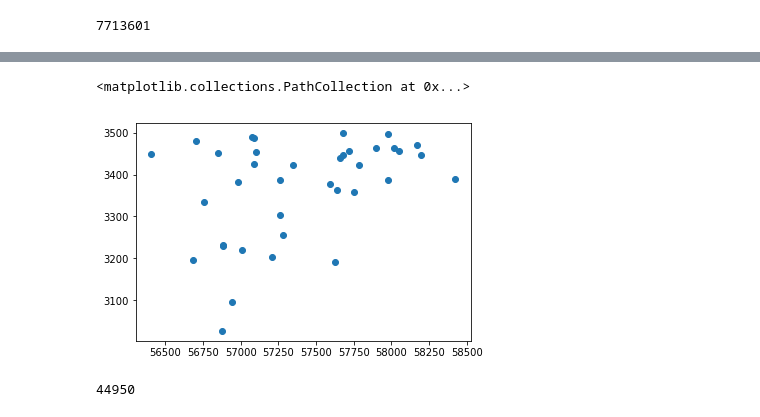
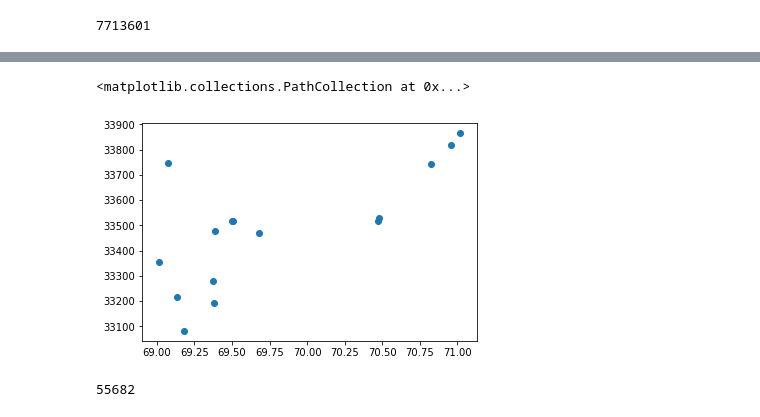
Before and after one commit to forero/IllustrisGroups, a Jupyter notebook: src/SimpleMock.ipynb, the cells around one changed output, grey strips where cells are left out. Cells and saved outputs as stored; diff of their text form; code cells hidden in the pictures.

Commit message:
latest mock cut

```diff
--- a/src/SimpleMock.ipynb
+++ b/src/SimpleMock.ipynb
@@ -23,7 +23,8 @@ print(n_halos)
 7713601
 # %%
 K_mags = subhalos['SubhaloStellarPhotometrics'][:,photo['K']]
-K_selection = K_mags<-15.0
+K_cut = -14.0
+K_selection = K_mags<K_cut
 K_star = -23.55
 print(np.count_nonzero(K_selection), K_mags.min())
 # %% [output]
@@ -180,10 +181,12 @@ plt.scatter(r/1000.0, rad_vel, s=0.1)
 # %%
-selected  = rad_vel < 3500.0
+selected  = (rad_vel < 3500.0)
 print(np.shape(mags_in))
 
 A = np.array([parent_in[selected], r[selected]/hubble,rad_vel[selected],ra[selected], dec[selected],
             mags_in[selected,photo['B']], mags_in[selected,photo['K']]])
-np.savetxt('/global/homes/f/forero/IllustrisGroups/data/simple_mock.dat', A.T,
+galfilename = '/global/homes/f/forero/IllustrisGroups/data/simple_mock{}.dat'.format(K_cut)
+print(galfilename)
+np.savetxt(galfilename, A.T,
            fmt="%d %f %f %f %f %f %f",
                header='group_id d_radial[kpc] v_radial[km/s] RA Dec MAG_B MAG_K')
 # %% [output]
@@ -249,10 +252,12 @@ data = np.loadtxt("/global/homes/f/forero/IllustrisGroups/data/simple_mock.dat")
+# %%
+data = np.loadtxt(galfilename)
 # %%
-group_id=30
-plt.scatter(data[(data[:,0]==group_id),1],data[(data[:,0]==group_id),2])
+group_id=349
+plt.scatter(data[(data[:,0]==group_id),3],data[(data[:,0]==group_id),1])
 # %% [output]
 <matplotlib.collections.PathCollection at 0x...>
-[figure, old version]
+[figure, new version]
 # %%
 len(set(data[:,0]))
 # %% [output]
-44950
+55682
```
Also changed, not shown: parts of 25 cells of this notebook.
